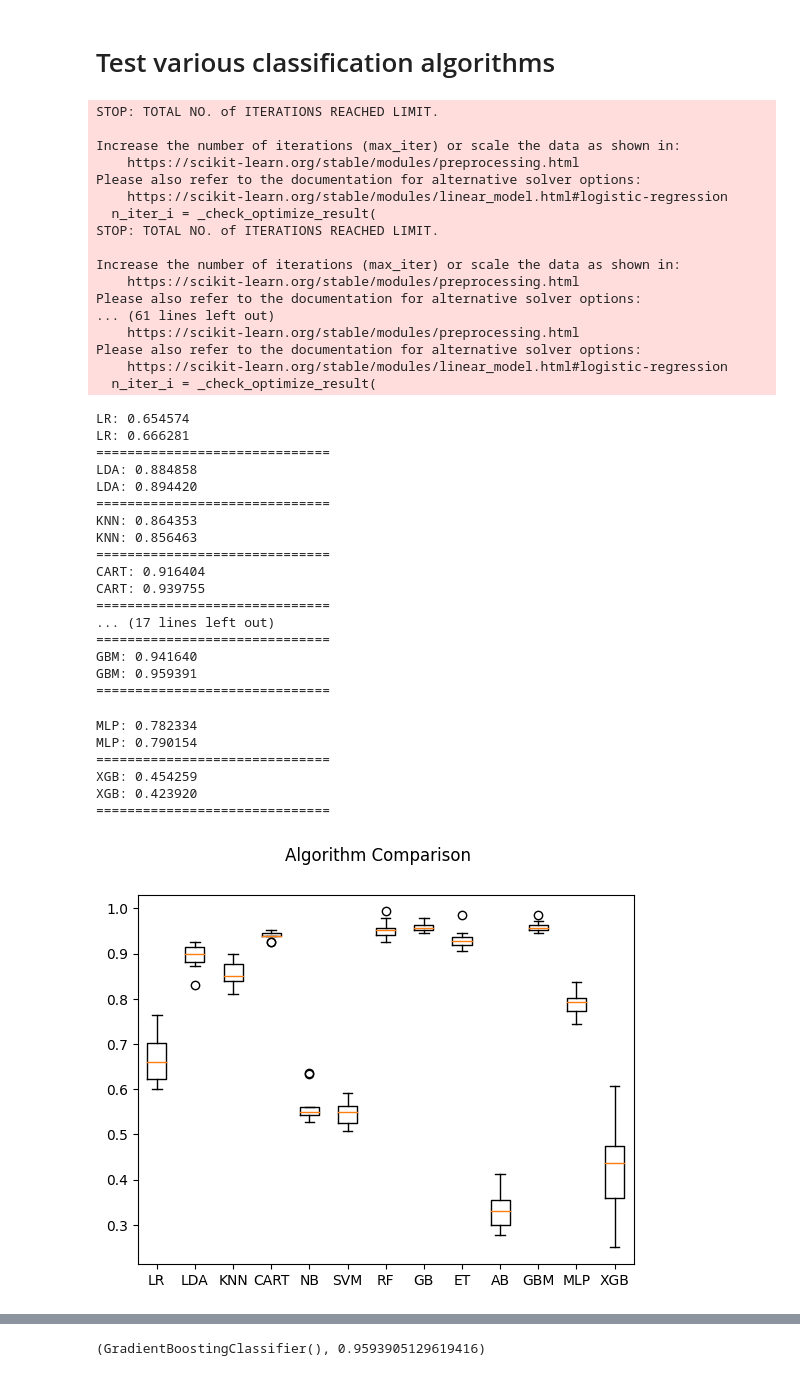
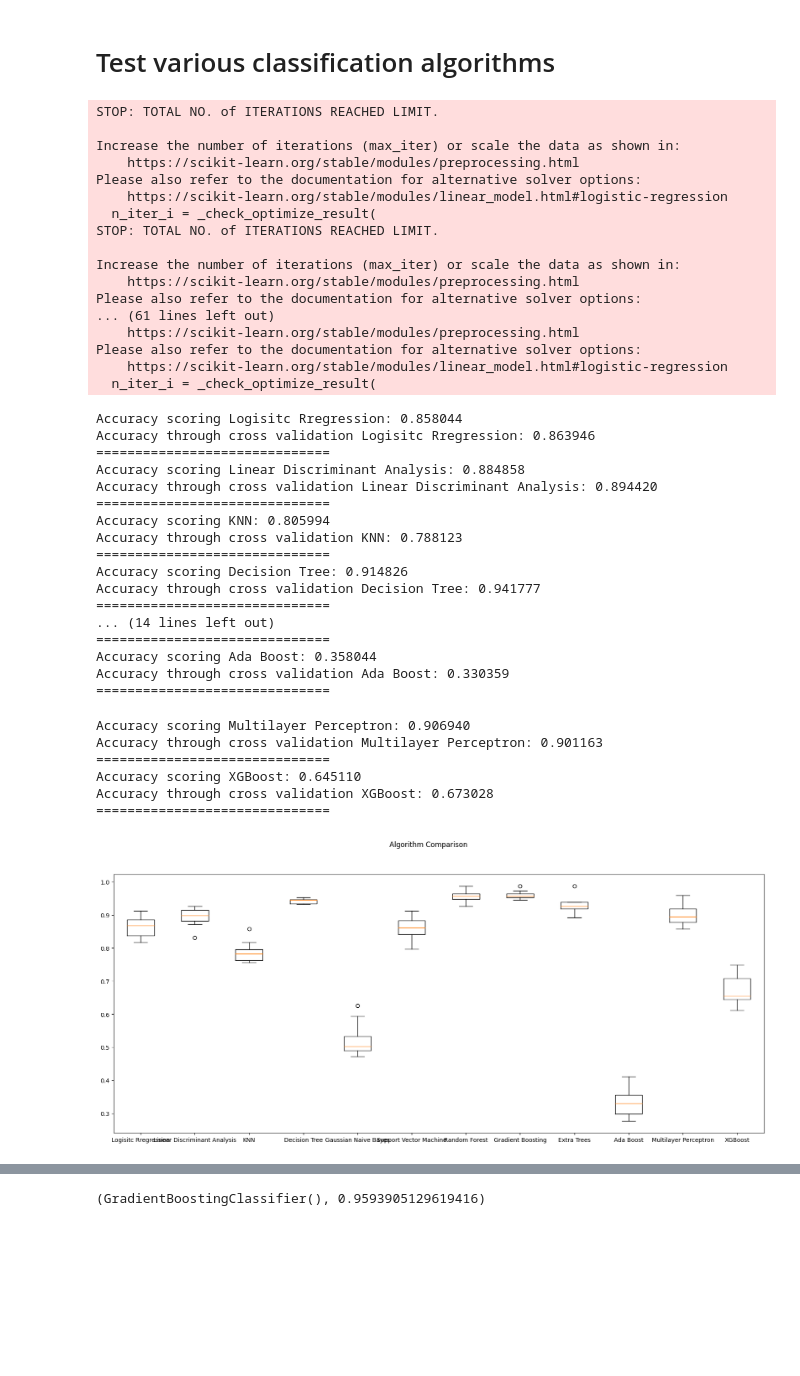
Before and after one commit to lolammrn/Python_project, a Jupyter notebook: Obesity.ipynb, the cells around one changed output, grey strips where cells are left out. Drawn from its saved outputs; the diff is of its cells as text; code cells hidden in the pictures; blank space fills up the shorter version.

Commit message:
Machine Learning final model

```diff
--- a/Obesity.ipynb
+++ b/Obesity.ipynb
@@ -435,9 +568,2 @@ scaler.fit(X_train)                 # Il ne faut fiter que sur les data d'entrai
 X_train = scaler.transform(X_train)
 X_test  = scaler.transform(X_test)  # apply same transformation to test data
-# %%
-#min max scaling
-from sklearn.preprocessing import MinMaxScaler
-
-scaler = MinMaxScaler()
-X_train = scaler.fit_transform(X_train)
-X_test = scaler.transform(X_test)
@@ -900,7 +863,6 @@ Best estimator: KNeighborsClassifier(algorithm='ball_tree', leaf_size=3, n_neigh
 # %% [markdown]
 # Test various classification algorithms
 # %%
-# list all classification models
 from sklearn import linear_model
 from sklearn import svm
 from sklearn import neighbors
@@ -913,22 +875,21 @@ from sklearn import neural_network
 from sklearn import model_selection
 from sklearn import metrics
 
-# list all classification models
+# list classification models
 def classification_models():
     models = []
-    models.append(('LR', linear_model.LogisticRegression()))
-    models.append(('LDA', discriminant_analysis.LinearDiscriminantAnalysis()))
+    models.append(('Logisitc Rregression', linear_model.LogisticRegression()))
+    models.append(('Linear Discriminant Analysis', discriminant_analysis.LinearDiscriminantAnalysis()))
     models.append(('KNN', neighbors.KNeighborsClassifier()))
-    models.append(('CART', tree.DecisionTreeClassifier()))
-    models.append(('NB', naive_bayes.GaussianNB()))
-    models.append(('SVM', svm.SVC()))
-    models.append(('RF', ensemble.RandomForestClassifier()))
-    models.append(('GB', ensemble.GradientBoostingClassifier()))
-    models.append(('ET', ensemble.ExtraTreesClassifier()))
-    models.append(('AB', ensemble.AdaBoostClassifier()))
-    models.append(('GBM', ensemble.GradientBoostingClassifier()))
-    models.append(('MLP', neural_network.MLPClassifier()))
-    models.append(('XGB', linear_model.SGDClassifier()))
+    models.append(('Decision Tree', tree.DecisionTreeClassifier()))
+    models.append(('Gaussian Naive Bayes', naive_bayes.GaussianNB()))
+    models.append(('Support Vector Machine', svm.SVC()))
+    models.append(('Random Forest', ensemble.RandomForestClassifier()))
+    models.append(('Gradient Boosting', ensemble.GradientBoostingClassifier()))
+    models.append(('Extra Trees', ensemble.ExtraTreesClassifier()))
+    models.append(('Ada Boost', ensemble.AdaBoostClassifier()))
+    models.append(('Multilayer Perceptron', neural_network.MLPClassifier()))
+    models.append(('XGBoost', linear_model.SGDClassifier()))
     return models
 
 # evaluate each model in turn
@@ -956,61 +917,61 @@ for name, model in classification_models():
     if 0<performance and performance<1:
         performances_scoring[name] = [performance]
 
-    msg_crossvalidation = "%s: %f" % (name, cv_results.mean())
-    msg = "%s: %f" % (name, performance)
+    msg_crossvalidation = "Accuracy through cross validation %s: %f" % (name, cv_results.mean())
+    msg = "Accuracy scoring %s: %f" % (name, performance)
     print(msg)
     print(msg_crossvalidation)
     print ("="*30)
 
 # boxplot algorithm comparison
-fig = plt.figure()
+fig = plt.figure(figsize=(20, 8))
 fig.suptitle('Algorithm Comparison')
 ax = fig.add_subplot(111)
 plt.boxplot(performances_scoring_crosval)
 ax.set_xticklabels(names)
 plt.show()
 # %% [output]
 STOP: TOTAL NO. of ITERATIONS REACHED LIMIT.
 
 Increase the number of iterations (max_iter) or scale the data as shown in:
     https://scikit-learn.org/stable/modules/preprocessing.html
 Please also refer to the documentation for alternative solver options:
     https://scikit-learn.org/stable/modules/linear_model.html#logistic-regression
   n_iter_i = _check_optimize_result(
 STOP: TOTAL NO. of ITERATIONS REACHED LIMIT.
 
 Increase the number of iterations (max_iter) or scale the data as shown in:
     https://scikit-learn.org/stable/modules/preprocessing.html
 Please also refer to the documentation for alternative solver options:
 ... (61 lines left out)
     https://scikit-learn.org/stable/modules/preprocessing.html
 Please also refer to the documentation for alternative solver options:
     https://scikit-learn.org/stable/modules/linear_model.html#logistic-regression
   n_iter_i = _check_optimize_result(
-LR: 0.654574
-LR: 0.666281
+Accuracy scoring Logisitc Rregression: 0.858044
+Accuracy through cross validation Logisitc Rregression: 0.863946
 ==============================
-LDA: 0.884858
-LDA: 0.894420
+Accuracy scoring Linear Discriminant Analysis: 0.884858
+Accuracy through cross validation Linear Discriminant Analysis: 0.894420
 ==============================
-KNN: 0.864353
-KNN: 0.856463
+Accuracy scoring KNN: 0.805994
+Accuracy through cross validation KNN: 0.788123
 ==============================
-CART: 0.916404
-CART: 0.939755
+Accuracy scoring Decision Tree: 0.914826
+Accuracy through cross validation Decision Tree: 0.941777
 ==============================
-... (17 lines left out)
+... (14 lines left out)
 ==============================
-GBM: 0.941640
-GBM: 0.959391
+Accuracy scoring Ada Boost: 0.358044
+Accuracy through cross validation Ada Boost: 0.330359
 ==============================
-MLP: 0.782334
-MLP: 0.790154
+Accuracy scoring Multilayer Perceptron: 0.906940
+Accuracy through cross validation Multilayer Perceptron: 0.901163
 ==============================
-XGB: 0.454259
-XGB: 0.423920
+Accuracy scoring XGBoost: 0.645110
+Accuracy through cross validation XGBoost: 0.673028
 ==============================
-[figure, old version]
+[figure, new version]
 # %%
 best_algorithm, best_perf
 # %% [output]
```
Also changed, not shown: parts of 35 cells of this notebook.
